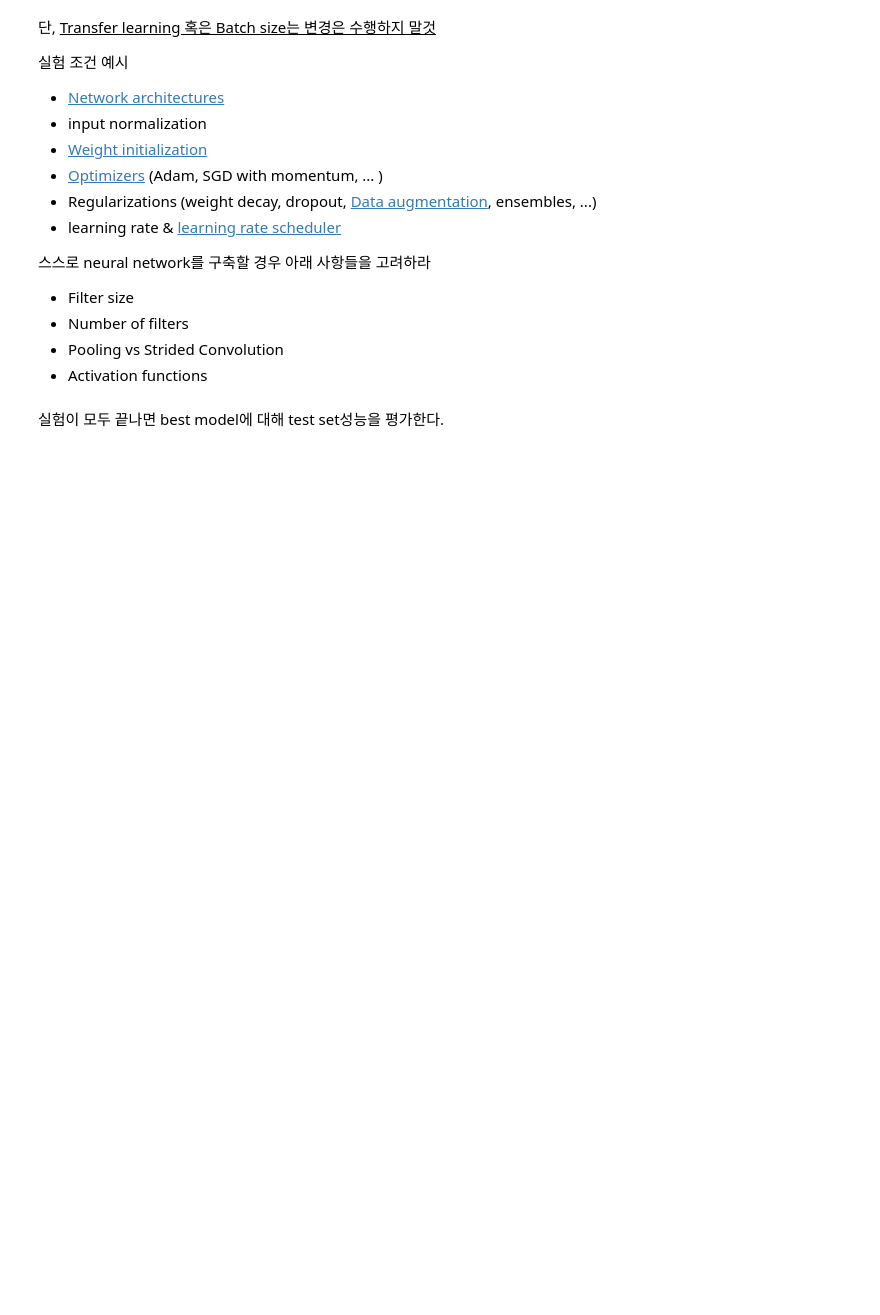
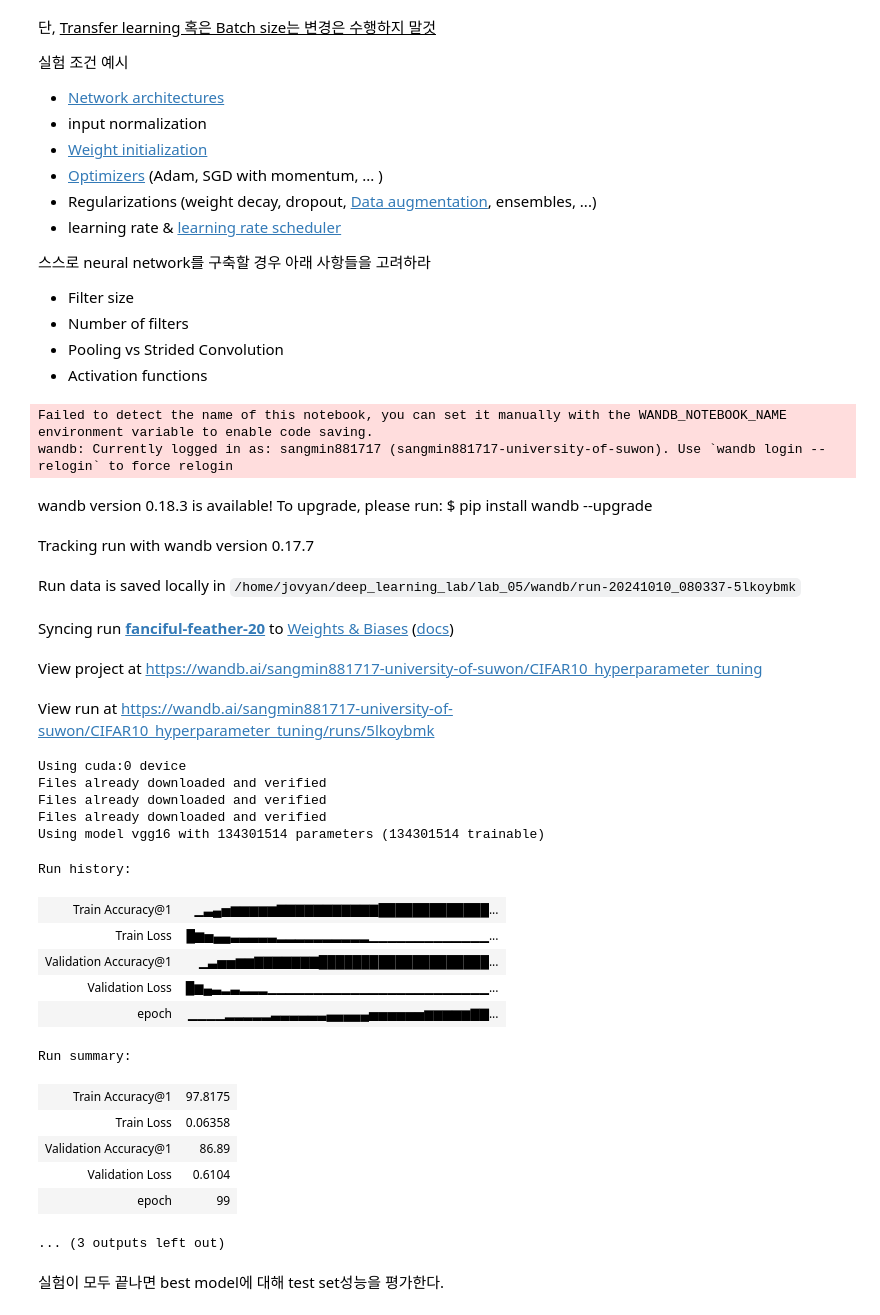
Before and after one commit to pp8817/study, a Jupyter notebook: lab_05/lab_05_hyperparameter_tuning.ipynb, the cells around one changed output. Saved outputs shown, nothing was run; the diff lists cells and outputs as text; code cells hidden in the pictures; blank space fills up the shorter version.

```diff
--- a/lab_05/lab_05_hyperparameter_tuning.ipynb
+++ b/lab_05/lab_05_hyperparameter_tuning.ipynb
@@ -42,6 +42,19 @@ def get_model(model_name, num_classes, config):
     if model_name == "resnet50":
         model = models.resnet50()
         model.fc = nn.Linear(model.fc.in_features, num_classes)
+    elif model_name == "vgg16":
+        model = models.vgg16()
+        model.classifier[6] = nn.Linear(4096, num_classes)
+
+        model.classifier = nn.Sequential(
+            nn.Linear(25088, 4096),
+            nn.LeakyReLU(negative_slope=0.01),
+            nn.Dropout(),
+            nn.Linear(4096, 4096),
+            nn.LeakyReLU(negative_slope=0.01),
+            nn.Dropout(),
+            nn.Linear(4096, num_classes)
+        )
     else:
         raise Exception("Model not supported: {}".format(model_name))
 
@@ -58,7 +71,15 @@ def load_cifar10_dataloaders(data_root_dir, device, batch_size, num_worker):
 
     normalize = transforms.Normalize(mean = (0.5, 0.5, 0.5), std = (0.5, 0.5, 0.5))
 
+    # train_transforms = transforms.Compose([
+    #     transforms.ToTensor(),
+    #     normalize,
+    # ])
+
+    # 데이터 전처리
     train_transforms = transforms.Compose([
+        transforms.RandomHorizontalFlip(),
+        transforms.RandomCrop(32, padding=4),
         transforms.ToTensor(),
         normalize,
     ])
@@ -97,6 +118,13 @@ def load_cifar10_dataloaders(data_root_dir, device, batch_size, num_worker):
 
     return train_dataloader, val_dataloader, test_dataloader, num_classes
 # %%
+def initialize_weights(model):
+    for m in model.modules():
+        if isinstance(m, nn.Conv2d):
+            nn.init.kaiming_normal_(m.weight, mode='fan_out', nonlinearity='leaky_relu')  # 변경된 부분
+        elif isinstance(m, nn.Linear):
+            nn.init.kaiming_normal_(m.weight, mode='fan_in', nonlinearity='leaky_relu')  # 변경된 부분
+
 def train_main(config):
     ## data and preprocessing settings
     data_root_dir = config['data_root_dir']
@@ -129,10 +157,14 @@ def train_main(config):
         data_root_dir, device, batch_size = batch_size, num_worker = num_worker)
 
     model = get_model(model_name = config["model_name"], num_classes= num_classes, config = config).to(device)
+    initialize_weights(model), 5
 
     criterion = nn.CrossEntropyLoss().to(device)
-    optimizer = torch.optim.SGD(model.parameters(), lr = learning_rate)
-    scheduler = torch.optim.lr_scheduler.StepLR(optimizer, step_size=50, gamma=0.1)
+    # optimizer = torch.optim.SGD(model.parameters(), lr = learning_rate) # optimizer, 변경 가능 부분, 1
+    # optimizer = torch.optim.SGD(model.parameters(), lr=learning_rate, momentum=0.9, weight_decay=1e-4) # 2
+    optimizer = torch.optim.SGD(model.parameters(), lr=learning_rate, momentum=0.9, weight_decay=1e-4) # 3
+
+    scheduler = torch.optim.lr_scheduler.StepLR(optimizer, step_size=50, gamma=0.1)  # lr, 변경 가능 부분
 
     if load_from_checkpoint:
         load_checkpoint_path = (best_model_path if load_from_checkpoint == "best" else checkpoint_path)
@@ -160,19 +192,46 @@ def train_main(config):
 # %%
 config = {
     'data_root_dir': '/datasets',
-    'batch_size': 64,
+    'batch_size': 64, # 수정 x
     'learning_rate': 1e-3,
-    'num_epochs': 150,
-    'model_name': 'resnet50',
+    'num_epochs': 100,
+    'model_name': 'vgg16',
     "dataset": "CIFAR10",
     'wandb_project_name': 'CIFAR10_hyperparameter_tuning',
 
     "checkpoint_save_interval" : 20,
     "checkpoint_path" : "checkpoints/checkpoint.pth",
     "best_model_path" : "checkpoints/best_model.pth",
     "load_from_checkpoint" : None,    # Options: "latest", "best", or None
 }
 train_main(config)
+# %% [output]
+Failed to detect the name of this notebook, you can set it manually with the WANDB_NOTEBOOK_NAME environment variable to enable code saving.
+wandb: Currently logged in as: sangmin881717 (sangmin881717-university-of-suwon). Use `wandb login --relogin` to force relogin
+wandb version 0.18.3 is available! To upgrade, please run: $ pip install wandb --upgrade
+Tracking run with wandb version 0.17.7
+Run data is saved locally in /home/jovyan/deep_learning_lab/lab_05/wandb/run-20241010_080337-5lkoybmk
+Syncing run fanciful-feather-20 to Weights & Biases (docs)
+View project at https://wandb.ai/sangmin881717-university-of-suwon/CIFAR10_hyperparameter_tuning
+View run at https://wandb.ai/sangmin881717-university-of-suwon/CIFAR10_hyperparameter_tuning/runs/5lkoybmk
+Using cuda:0 device
+Files already downloaded and verified
+Files already downloaded and verified
+Files already downloaded and verified
+Using model vgg16 with 134301514 parameters (134301514 trainable)
+Run history:
+| Train Accuracy@1 | ▁▃▄▅▆▆▆▆▆▇▇▇▇▇▇▇▇▇▇▇█████████████... |
+| Train Loss | █▆▅▄▄▃▃▃▃▃▂▂▂▂▂▂▂▂▂▂▁▁▁▁▁▁▁▁▁▁▁▁▁... |
+| Validation Accuracy@1 | ▁▃▅▅▆▆▇▇▇▇▇▇▇████████████████████... |
+| Validation Loss | █▆▄▃▂▃▂▂▂▁▁▁▁▁▁▁▁▁▁▁▁▁▁▁▁▁▁▁▁▁▁▁▁... |
+| epoch | ▁▁▁▁▂▂▂▂▂▃▃▃▃▃▃▄▄▄▄▄▅▅▅▅▅▅▆▆▆▆▆▇▇... |
+Run summary:
+| Train Accuracy@1 | 97.8175 |
+| Train Loss | 0.06358 |
+| Validation Accuracy@1 | 86.89 |
+| Validation Loss | 0.6104 |
+| epoch | 99 |
+... (3 outputs left out)
 # %% [markdown]
 실험이 모두 끝나면 best model에 대해 test set성능을 평가한다.
 # %%
```
Also changed, not shown: parts of 3 cells of this notebook, 1 other file.
